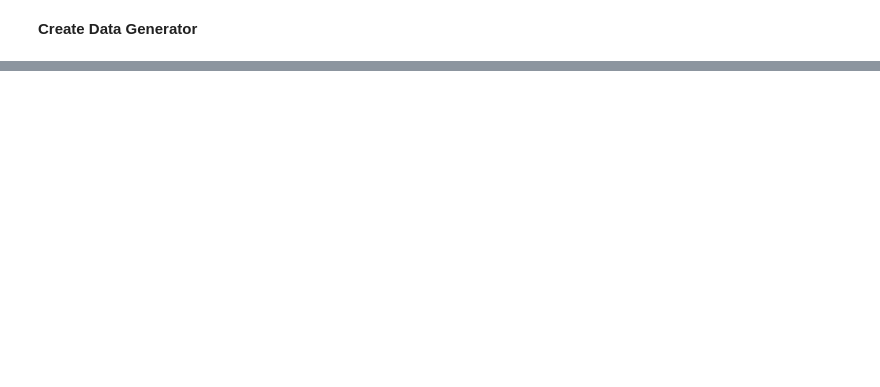
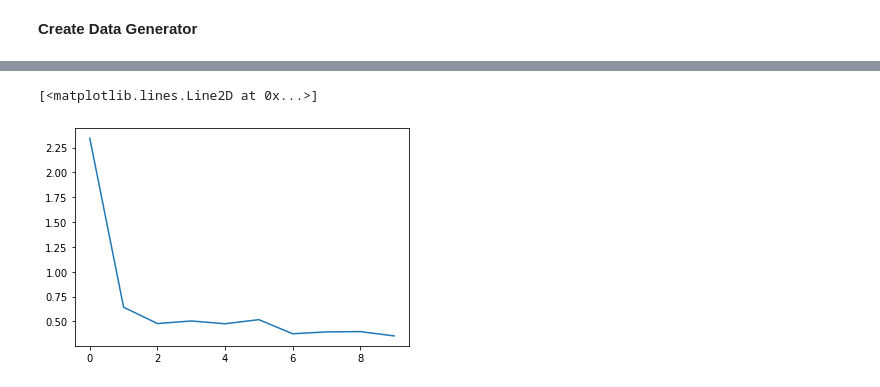
Before and after one commit to truc-h-nguyen/Toddler-activity-suggestions, a Jupyter notebook: COCO_train.ipynb, the cells around one changed output, grey strips where cells are left out. Cells and saved outputs as stored; diff of their text form; code cells hidden in the pictures; blank space fills up the shorter version.

```diff
--- a/COCO_train.ipynb
+++ b/COCO_train.ipynb
@@ -168,2 +236,13 @@ print(img.shape)
 # %% [markdown]
 **Create Data Generator**
+# %%
+img_size = 160
+transform = A.Compose([
+    A.Resize(img_size, img_size, p=1),
+    A.HorizontalFlip(p=0.5),
+    #A.RandomBrightnessContrast(brightness_limit=0.8, contrast_limit=0.9,p=0.2),
+    A.Blur(blur_limit=5,p=0.3),
+    #A.Sharpen(alpha=(0.2, 0.5), lightness=(0.5, 1.0), p=0.5),
+    A.Transpose(p=0.4),
+    #A.HueSaturationValue(p=0.5)
+])
@@ -218,0 +406,9 @@ plt.imshow(train_generator.my_mask_array[3])
+# %%
+# model.compile(optimizer="rmsprop", loss="sparse_categorical_crossentropy")
+model.compile(optimizer="rmsprop", loss = 'binary_crossentropy')
+# %%
+model.fit(
+    train_generator,
+    #val_generator,
+    epochs = 10,
+)
@@ -218,0 +450,5 @@ plt.imshow(train_generator.my_mask_array[3])
+# %%
+plt.plot(model.history.history["loss"])
+# %% [output]
+[<matplotlib.lines.Line2D at 0x...>]
+[figure, added]
```
Also changed, not shown: parts of 20 cells of this notebook.
